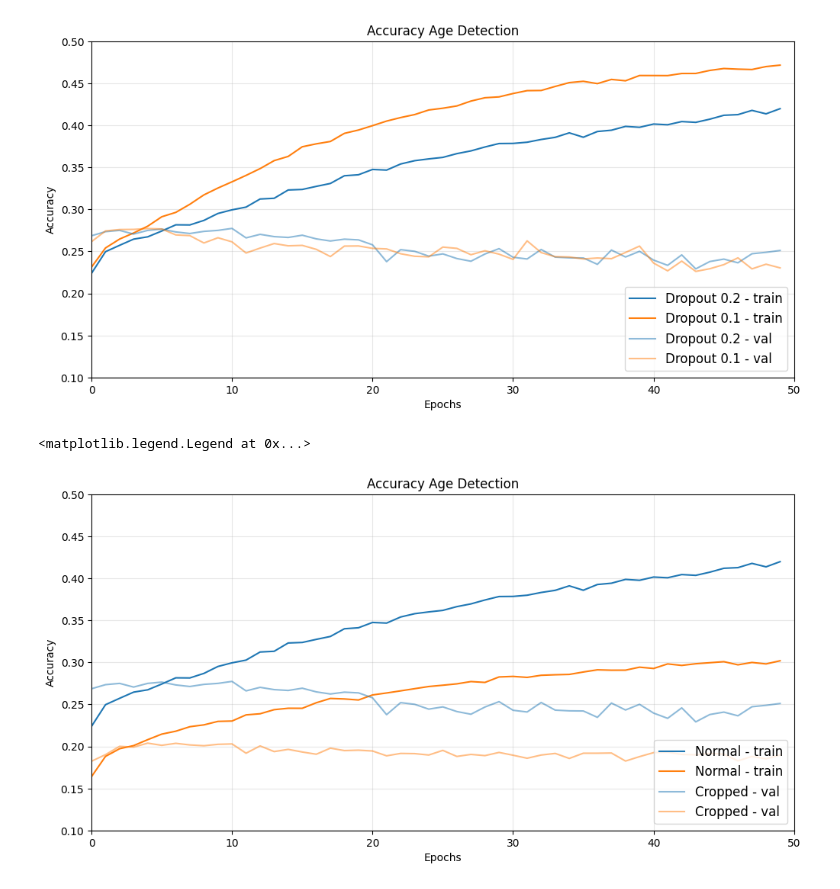
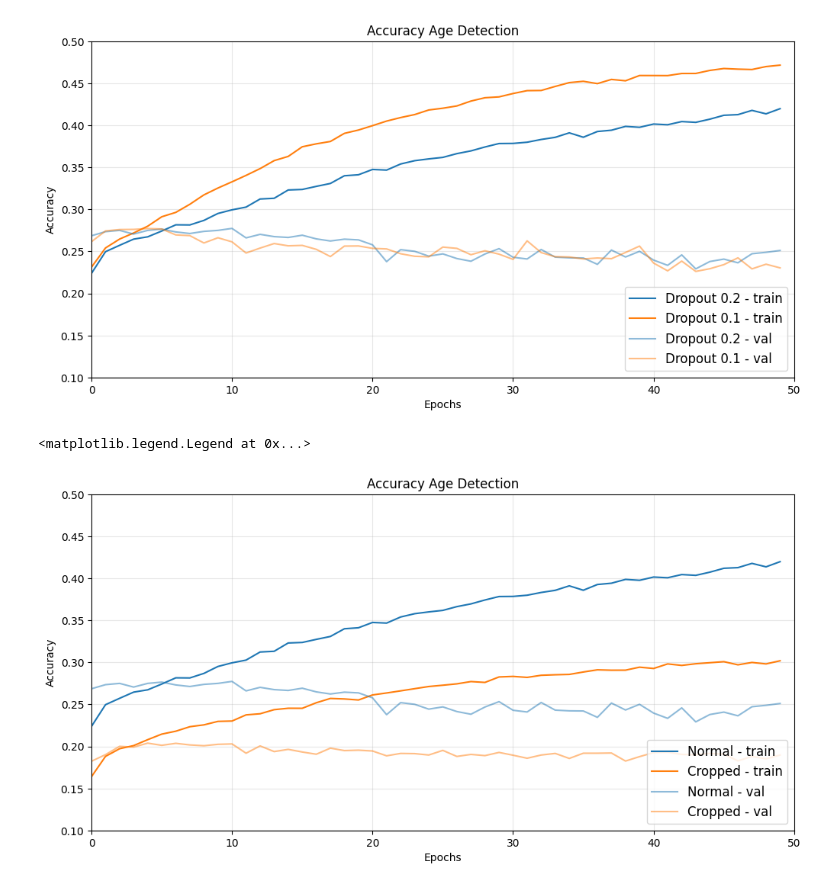
Before and after one commit to TheisNiklas/FHBI-Master-ComputerVision-M3, a Jupyter notebook: src/CreateGraphs.ipynb, the cells around one changed output. Cells and saved outputs as stored; diff of their text form; code cells hidden in the pictures.

```diff
--- a/src/CreateGraphs.ipynb
+++ b/src/CreateGraphs.ipynb
@@ -148,33 +148,33 @@ ax.plot(
 ax.plot(
     AgeTrain["MobileNet_MultiTask_Cropped_epochs-50_batch-32"][1],
     AgeTrain["MobileNet_MultiTask_Cropped_epochs-50_batch-32"][2],
-    label="Normal - train",
+    label="Cropped - train",
 )
 
 ax.plot(
     AgeValidation["MobileNet_MultiTask_epochs-50_batch-32"][1],
     AgeValidation["MobileNet_MultiTask_epochs-50_batch-32"][2],
-    label="Cropped - val",
+    label="Normal - val",
     alpha=0.5,
     color=matplotlibColors[0],
 )
 ax.plot(
     AgeValidation["MobileNet_MultiTask_Cropped_epochs-50_batch-32"][1],
     AgeValidation["MobileNet_MultiTask_Cropped_epochs-50_batch-32"][2],
     label="Cropped - val",
     alpha=0.5,
     color=matplotlibColors[1],
 )
 
 ax.set_xlim([0, 50])
 ax.set_ylim([0.1, 0.5])
 ax.figure.set_size_inches([10, 5])
 plt.tight_layout()
 ax.set_xlabel("Epochs")
 ax.set_ylabel("Accuracy")
 ax.set_title("Accuracy Age Detection")
 ax.grid(alpha=0.3)
 ax.legend(loc="lower right", prop={'size': 12})
 # %% [output]
 <matplotlib.legend.Legend at 0x...>
-[figure, old version]
+[figure, new version]
```
Also changed, not shown: 12 other files.
